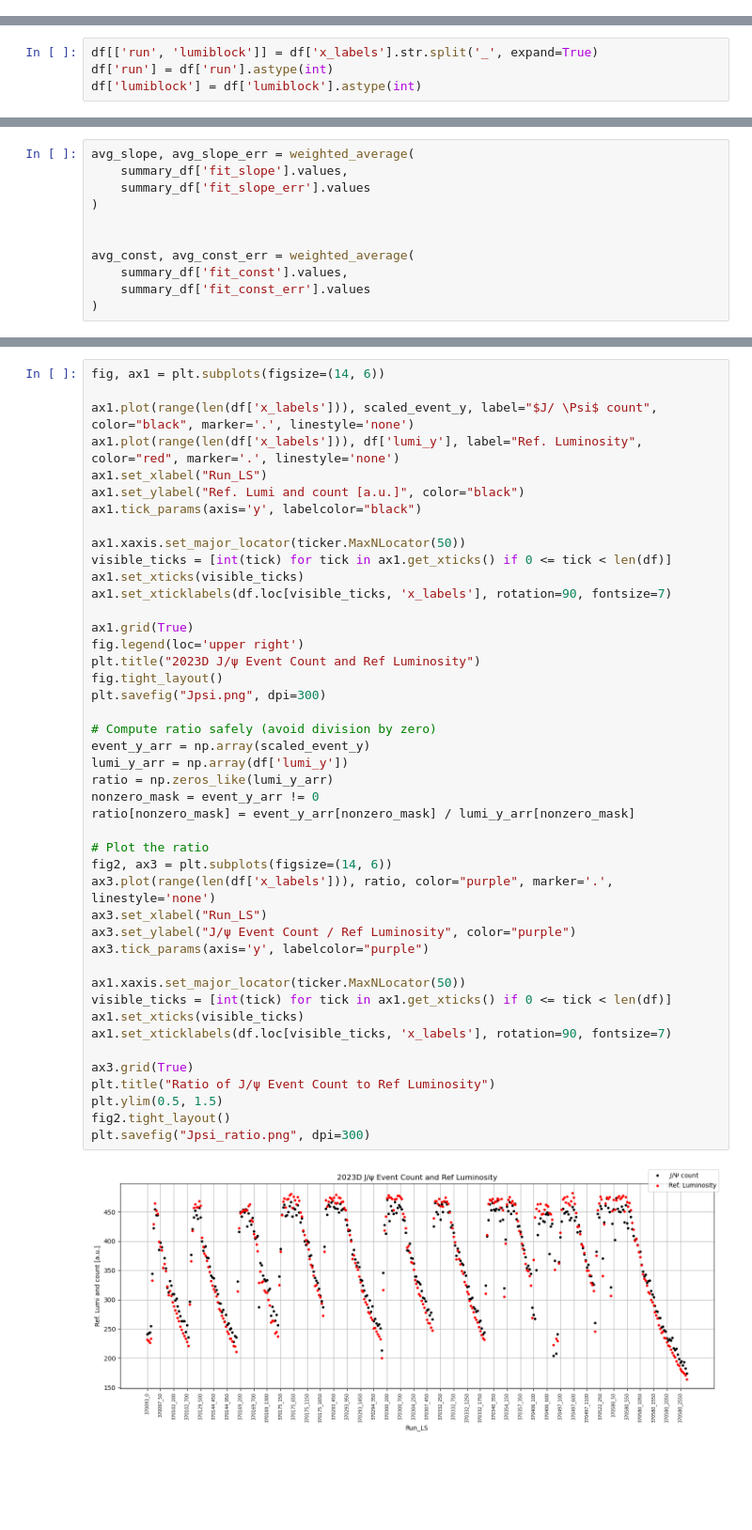
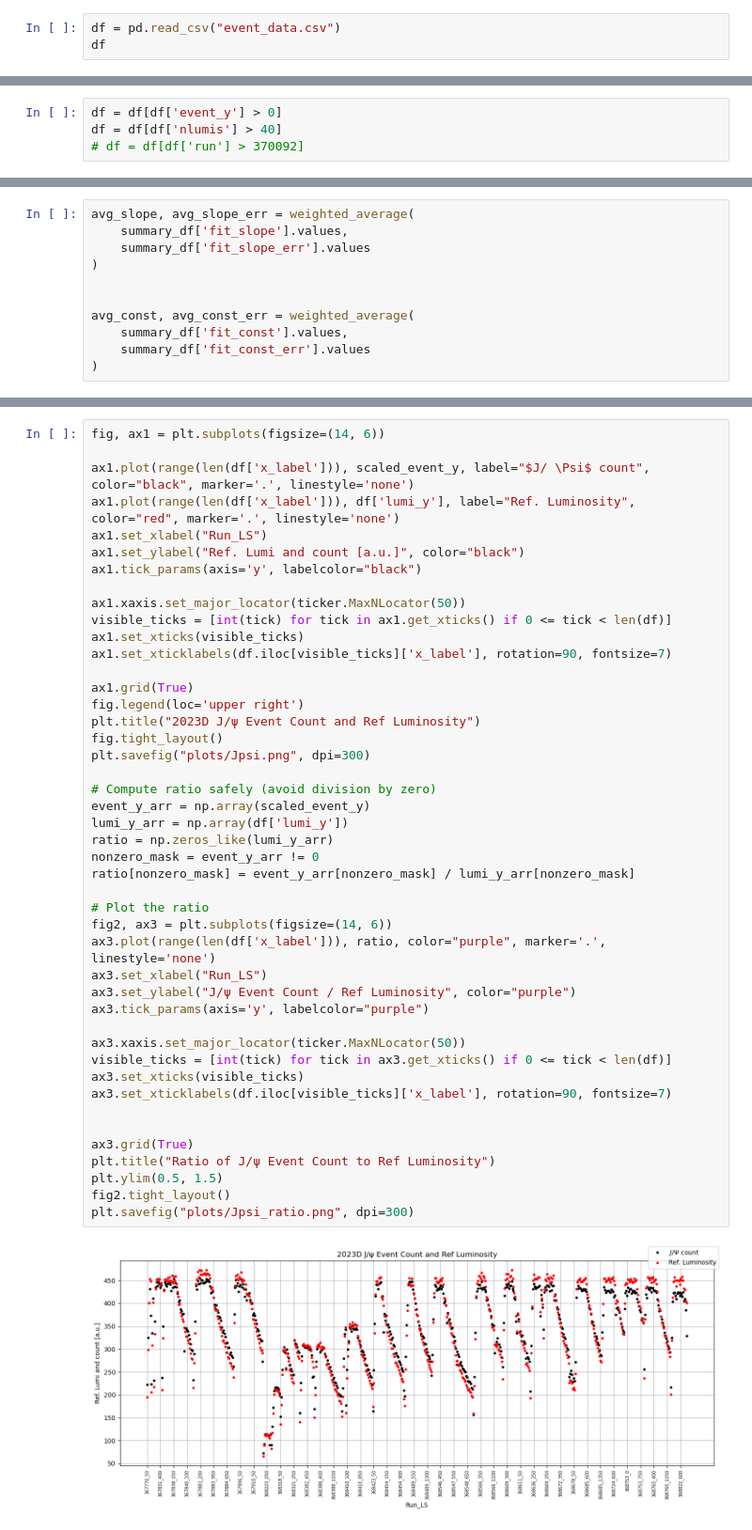
Before and after one commit to Nimmitha/cmssw, a Jupyter notebook: ZmmJmmAnalyzer/scripts/plot_ratios/plot_ratios.ipynb, the cells around one changed output, grey strips where cells are left out. Shown at 94% size. Drawn from its saved outputs; the diff is of its cells as text; blank space fills up the shorter version.

```diff
--- a/ZmmJmmAnalyzer/scripts/plot_ratios/plot_ratios.ipynb
+++ b/ZmmJmmAnalyzer/scripts/plot_ratios/plot_ratios.ipynb
@@ -46,0 +63,3 @@ del event_y, event_y_error, lumi_y, pileup_y, x_labels, nlumis
+# %%
+df = pd.read_csv("event_data.csv")
+df
@@ -63,3 +89,7 @@ df
+# %%
+df = df[df['event_y'] > 0]
+df = df[df['nlumis'] > 40]
+# df = df[df['run'] > 370092]
 # %%
 plt.hist(df['event_y'], bins=100, histtype='step', label='Events')
 # plt.hist(df['nlumis'], bins=100, histtype='step', label='Nlumis')
@@ -92,4 +105,0 @@ df
-# %%
-df[['run', 'lumiblock']] = df['x_labels'].str.split('_', expand=True)
-df['run'] = df['run'].astype(int)
-df['lumiblock'] = df['lumiblock'].astype(int)
@@ -313,46 +341,47 @@ df
 # %%
 fig, ax1 = plt.subplots(figsize=(14, 6))
 
-ax1.plot(range(len(df['x_labels'])), scaled_event_y, label="$J/ \Psi$ count", color="black", marker='.', linestyle='none')
-ax1.plot(range(len(df['x_labels'])), df['lumi_y'], label="Ref. Luminosity", color="red", marker='.', linestyle='none')
+ax1.plot(range(len(df['x_label'])), scaled_event_y, label="$J/ \Psi$ count", color="black", marker='.', linestyle='none')
+ax1.plot(range(len(df['x_label'])), df['lumi_y'], label="Ref. Luminosity", color="red", marker='.', linestyle='none')
 ax1.set_xlabel("Run_LS")
 ax1.set_ylabel("Ref. Lumi and count [a.u.]", color="black")
 ax1.tick_params(axis='y', labelcolor="black")
 
 ax1.xaxis.set_major_locator(ticker.MaxNLocator(50))
 visible_ticks = [int(tick) for tick in ax1.get_xticks() if 0 <= tick < len(df)]
 ax1.set_xticks(visible_ticks)
-ax1.set_xticklabels(df.loc[visible_ticks, 'x_labels'], rotation=90, fontsize=7)
+ax1.set_xticklabels(df.iloc[visible_ticks]['x_label'], rotation=90, fontsize=7)
 
 ax1.grid(True)
 fig.legend(loc='upper right')
 plt.title("2023D J/ψ Event Count and Ref Luminosity")
 fig.tight_layout()
-plt.savefig("Jpsi.png", dpi=300)
+plt.savefig("plots/Jpsi.png", dpi=300)
 
 # Compute ratio safely (avoid division by zero)
 event_y_arr = np.array(scaled_event_y)
 lumi_y_arr = np.array(df['lumi_y'])
 ratio = np.zeros_like(lumi_y_arr)
 nonzero_mask = event_y_arr != 0
 ratio[nonzero_mask] = event_y_arr[nonzero_mask] / lumi_y_arr[nonzero_mask]
 
 # Plot the ratio
 fig2, ax3 = plt.subplots(figsize=(14, 6))
-ax3.plot(range(len(df['x_labels'])), ratio, color="purple", marker='.', linestyle='none')
+ax3.plot(range(len(df['x_label'])), ratio, color="purple", marker='.', linestyle='none')
 ax3.set_xlabel("Run_LS")
 ax3.set_ylabel("J/ψ Event Count / Ref Luminosity", color="purple")
 ax3.tick_params(axis='y', labelcolor="purple")
 
-ax1.xaxis.set_major_locator(ticker.MaxNLocator(50))
-visible_ticks = [int(tick) for tick in ax1.get_xticks() if 0 <= tick < len(df)]
-ax1.set_xticks(visible_ticks)
-ax1.set_xticklabels(df.loc[visible_ticks, 'x_labels'], rotation=90, fontsize=7)
+ax3.xaxis.set_major_locator(ticker.MaxNLocator(50))
+visible_ticks = [int(tick) for tick in ax3.get_xticks() if 0 <= tick < len(df)]
+ax3.set_xticks(visible_ticks)
+ax3.set_xticklabels(df.iloc[visible_ticks]['x_label'], rotation=90, fontsize=7)
+
 
 ax3.grid(True)
 plt.title("Ratio of J/ψ Event Count to Ref Luminosity")
 plt.ylim(0.5, 1.5)
 fig2.tight_layout()
-plt.savefig("Jpsi_ratio.png", dpi=300)
+plt.savefig("plots/Jpsi_ratio.png", dpi=300)
 # %% [output]
-[figure, old version]
+[figure, new version]
```
Also changed, not shown: parts of 24 cells of this notebook, 3 other files.
